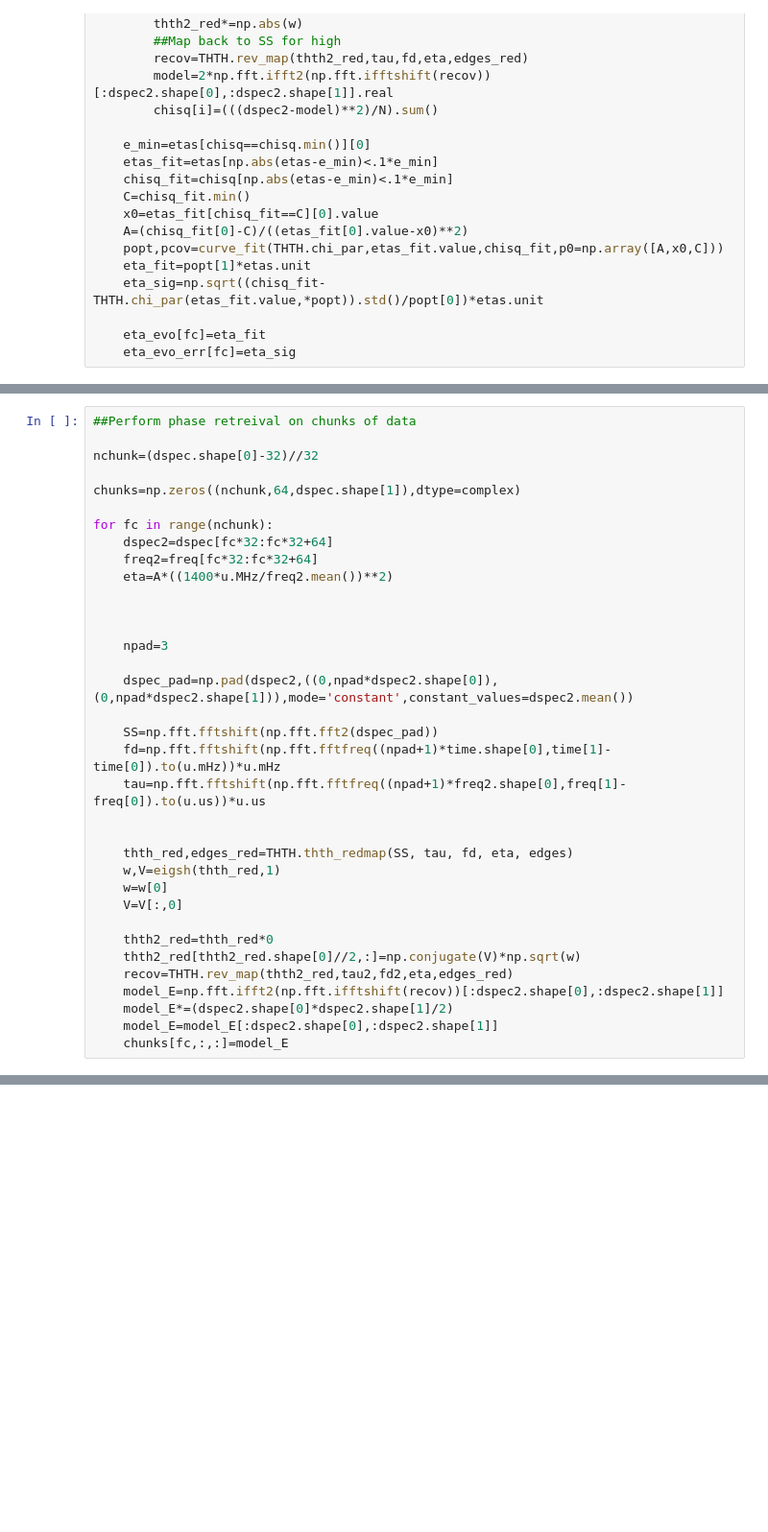
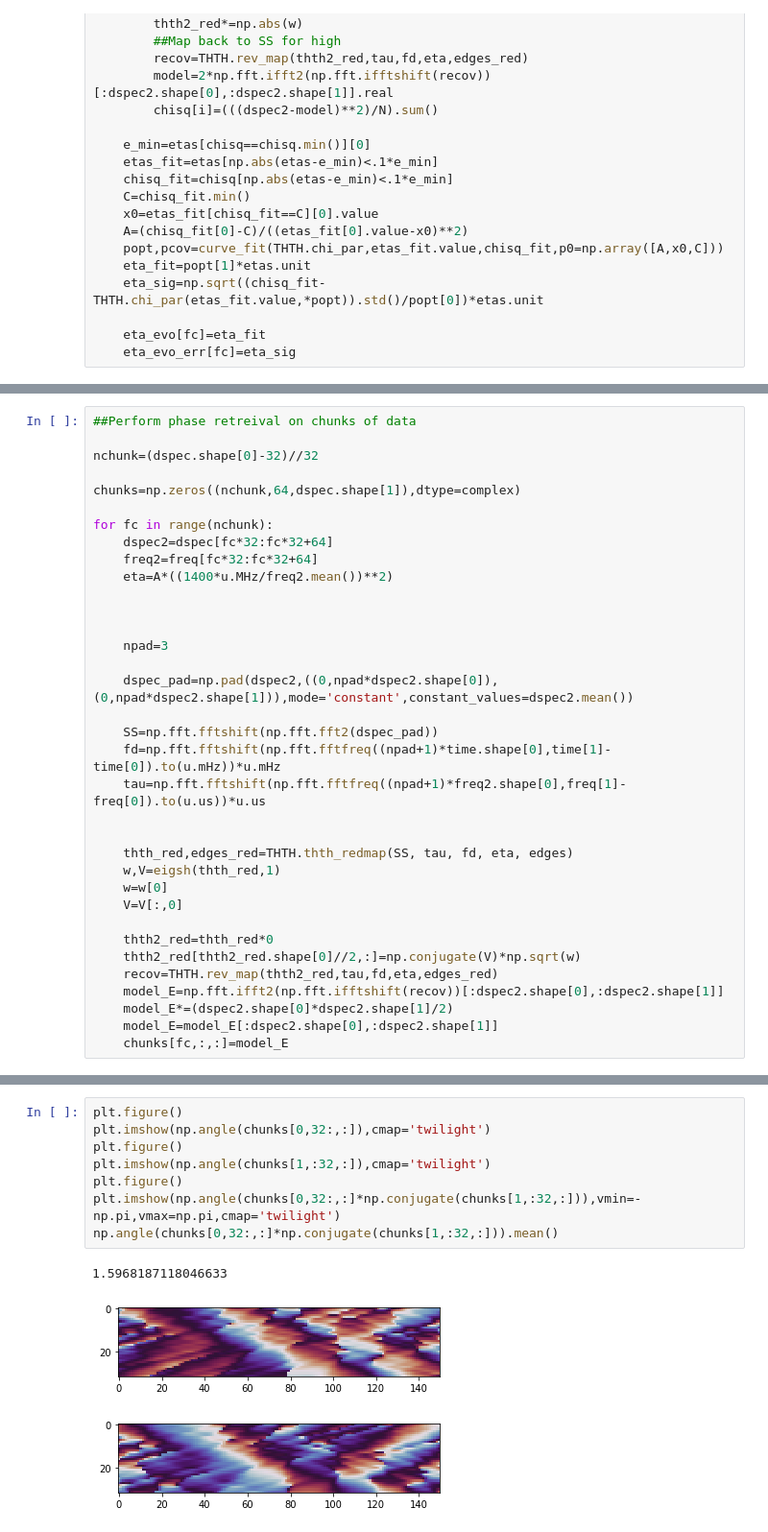
Before and after one commit to DanielTBaker/scintools, a Jupyter notebook: scintools/examples/THTHSample.ipynb, the cells around one changed output, grey strips where cells are left out. Shown at 96% size. Saved outputs shown, nothing was run; the diff lists cells and outputs as text; blank space fills up the shorter version.

```diff
--- a/scintools/examples/THTHSample.ipynb
+++ b/scintools/examples/THTHSample.ipynb
@@ -339,7 +393,7 @@ for fc in range(nchunk):
 
     thth2_red=thth_red*0
     thth2_red[thth2_red.shape[0]//2,:]=np.conjugate(V)*np.sqrt(w)
-    recov=THTH.rev_map(thth2_red,tau2,fd2,eta,edges_red)
+    recov=THTH.rev_map(thth2_red,tau,fd,eta,edges_red)
     model_E=np.fft.ifft2(np.fft.ifftshift(recov))[:dspec2.shape[0],:dspec2.shape[1]]
     model_E*=(dspec2.shape[0]*dspec2.shape[1]/2)
     model_E=model_E[:dspec2.shape[0],:dspec2.shape[1]]
@@ -357,0 +414,12 @@ plt.colorbar()
+# %%
+plt.figure()
+plt.imshow(np.angle(chunks[0,32:,:]),cmap='twilight')
+plt.figure()
+plt.imshow(np.angle(chunks[1,:32,:]),cmap='twilight')
+plt.figure()
+plt.imshow(np.angle(chunks[0,32:,:]*np.conjugate(chunks[1,:32,:])),vmin=-np.pi,vmax=np.pi,cmap='twilight')
+np.angle(chunks[0,32:,:]*np.conjugate(chunks[1,:32,:])).mean()
+# %% [output]
+1.5968187118046633
+[figure, added]
+[figure, added]
```
Also changed, not shown: parts of 25 cells of this notebook, 1 other file.
